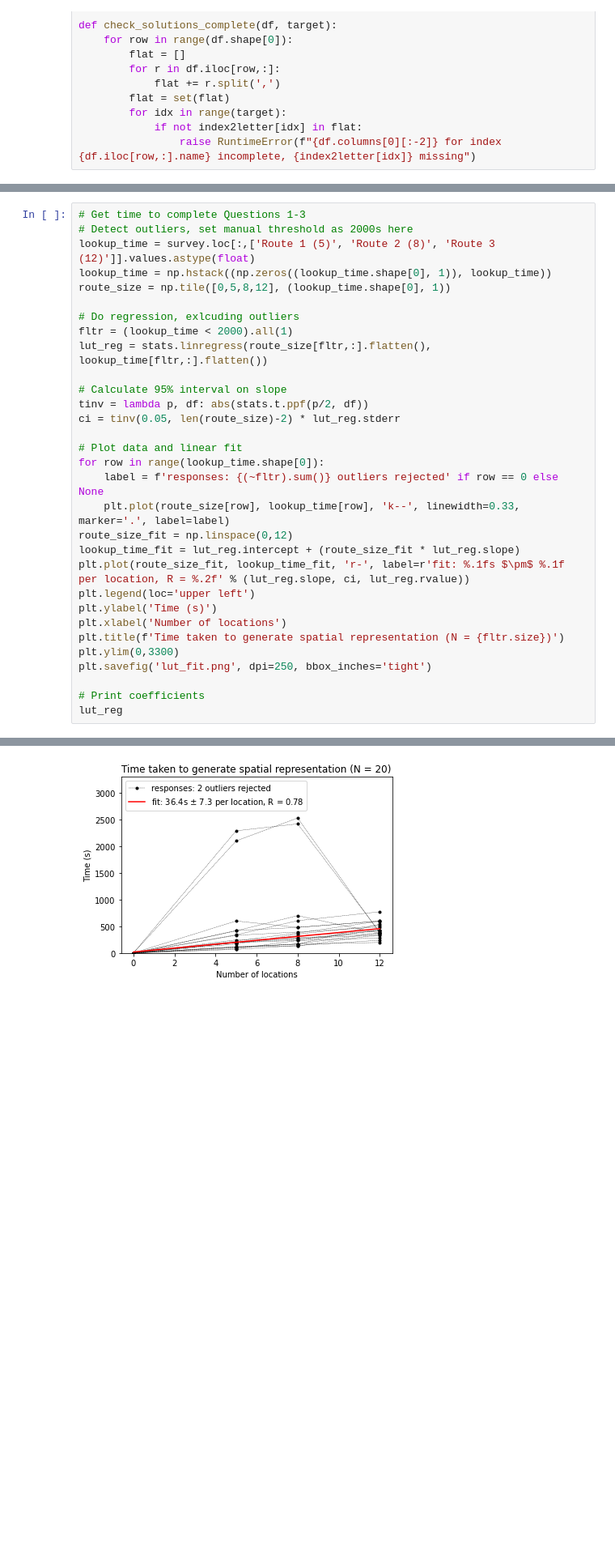
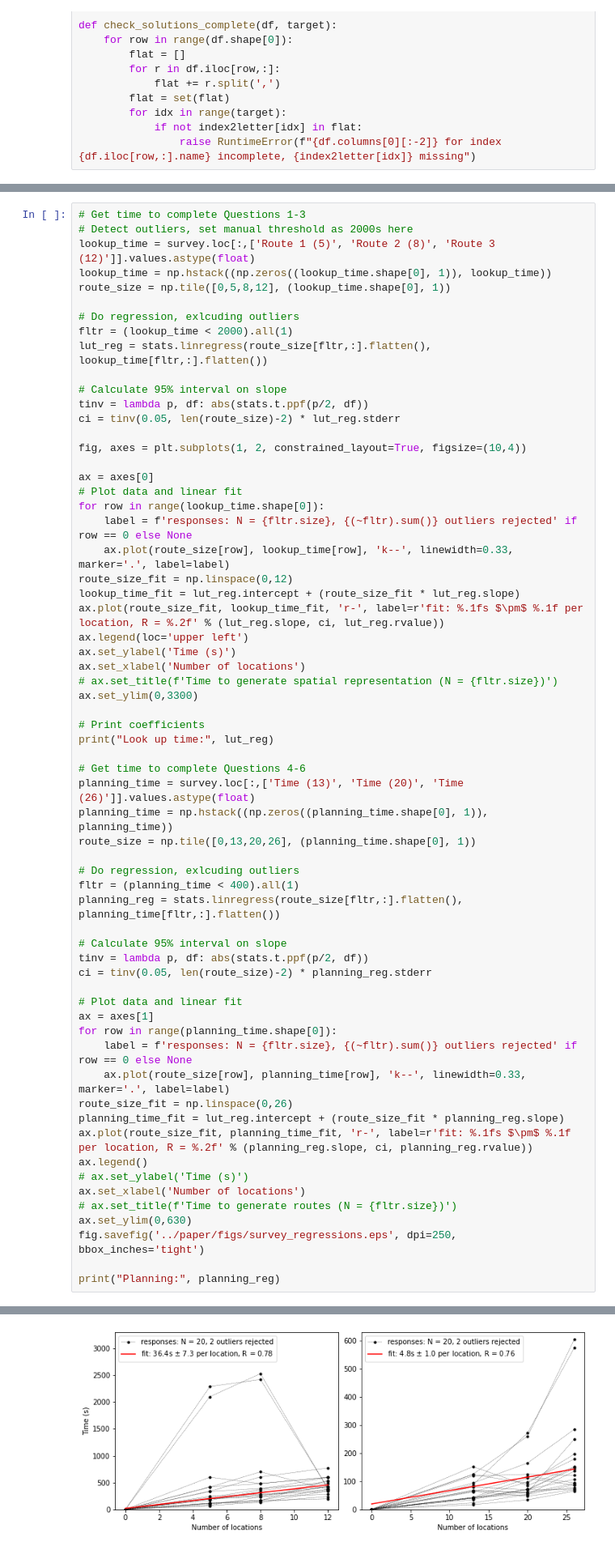
Before and after one commit to tomfrankkirk/vaximap_paper, a Jupyter notebook: survey/survey_analysis.ipynb, the cells around one changed output, grey strips where cells are left out. Shown: that part at 81% size. Saved outputs shown, nothing was run; the diff lists cells and outputs as text; blank space fills up the shorter version.

Commit message:
Analysis and data for final submission

```diff
--- a/survey/survey_analysis.ipynb
+++ b/survey/survey_analysis.ipynb
@@ -116,20 +91,52 @@ lut_reg = stats.linregress(route_size[fltr,:].flatten(), lookup_time[fltr,:].fla
 tinv = lambda p, df: abs(stats.t.ppf(p/2, df))
 ci = tinv(0.05, len(route_size)-2) * lut_reg.stderr
 
+fig, axes = plt.subplots(1, 2, constrained_layout=True, figsize=(10,4))
+
+ax = axes[0]
 # Plot data and linear fit
 for row in range(lookup_time.shape[0]):
-    label = f'responses: {(~fltr).sum()} outliers rejected' if row == 0 else None
-    plt.plot(route_size[row], lookup_time[row], 'k--', linewidth=0.33, marker='.', label=label)
+    label = f'responses: N = {fltr.size}, {(~fltr).sum()} outliers rejected' if row == 0 else None
+    ax.plot(route_size[row], lookup_time[row], 'k--', linewidth=0.33, marker='.', label=label)
 route_size_fit = np.linspace(0,12)
 lookup_time_fit = lut_reg.intercept + (route_size_fit * lut_reg.slope)
-plt.plot(route_size_fit, lookup_time_fit, 'r-', label=r'fit: %.1fs $\pm$ %.1f per location, R = %.2f' % (lut_reg.slope, ci, lut_reg.rvalue))
-plt.legend(loc='upper left')
-plt.ylabel('Time (s)')
-plt.xlabel('Number of locations')
-plt.title(f'Time taken to generate spatial representation (N = {fltr.size})')
-plt.ylim(0,3300)
-plt.savefig('lut_fit.png', dpi=250, bbox_inches='tight')
+ax.plot(route_size_fit, lookup_time_fit, 'r-', label=r'fit: %.1fs $\pm$ %.1f per location, R = %.2f' % (lut_reg.slope, ci, lut_reg.rvalue))
+ax.legend(loc='upper left')
+ax.set_ylabel('Time (s)')
+ax.set_xlabel('Number of locations')
+# ax.set_title(f'Time to generate spatial representation (N = {fltr.size})')
+ax.set_ylim(0,3300)
 
 # Print coefficients
-lut_reg
+print("Look up time:", lut_reg)
+
+# Get time to complete Questions 4-6
+planning_time = survey.loc[:,['Time (13)', 'Time (20)', 'Time (26)']].values.astype(float)
+planning_time = np.hstack((np.zeros((planning_time.shape[0], 1)), planning_time))
+route_size = np.tile([0,13,20,26], (planning_time.shape[0], 1))
+
+# Do regression, exlcuding outliers
+fltr = (planning_time < 400).all(1)
+planning_reg = stats.linregress(route_size[fltr,:].flatten(), planning_time[fltr,:].flatten())
+
+# Calculate 95% interval on slope
+tinv = lambda p, df: abs(stats.t.ppf(p/2, df))
+ci = tinv(0.05, len(route_size)-2) * planning_reg.stderr
+
+# Plot data and linear fit
+ax = axes[1]
+for row in range(planning_time.shape[0]):
+    label = f'responses: N = {fltr.size}, {(~fltr).sum()} outliers rejected' if row == 0 else None
+    ax.plot(route_size[row], planning_time[row], 'k--', linewidth=0.33, marker='.', label=label)
+route_size_fit = np.linspace(0,26)
+planning_time_fit = lut_reg.intercept + (route_size_fit * planning_reg.slope)
+ax.plot(route_size_fit, planning_time_fit, 'r-', label=r'fit: %.1fs $\pm$ %.1f per location, R = %.2f' % (planning_reg.slope, ci, planning_reg.rvalue))
+ax.legend()
+# ax.set_ylabel('Time (s)')
+ax.set_xlabel('Number of locations')
+# ax.set_title(f'Time to generate routes (N = {fltr.size})')
+ax.set_ylim(0,630)
+fig.savefig('../paper/figs/survey_regressions.eps', dpi=250, bbox_inches='tight')
+
+print("Planning:", planning_reg)
 # %% [output]
@@ -137 +146 @@ LinregressResult(slope=36.40427072023164, intercept=19.27886355410783, rvalue=0.
-[figure, old version]
+[figure, new version]
```
Also changed, not shown: parts of 8 cells of this notebook, 15 other files.
